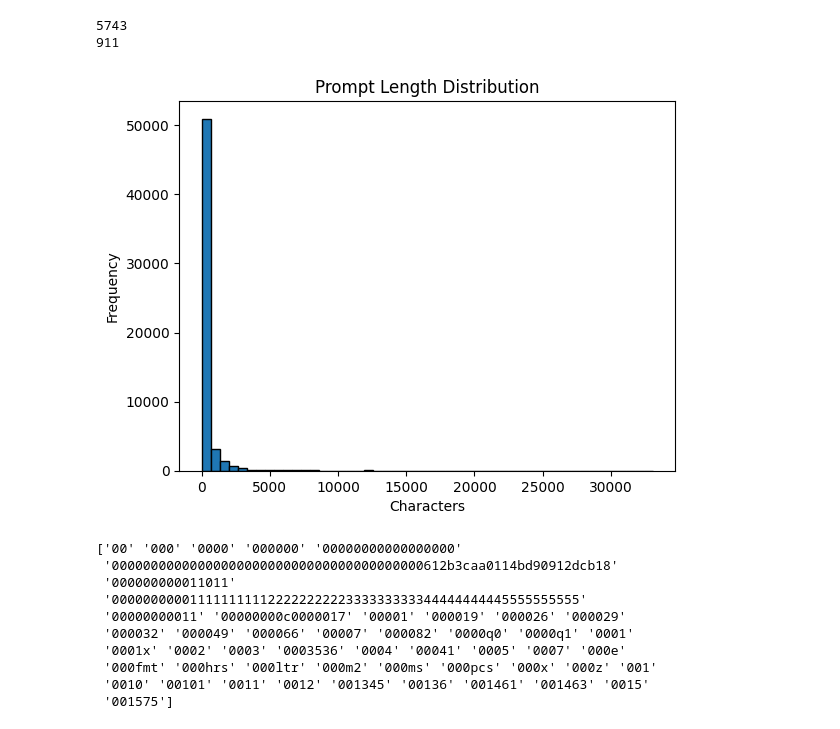
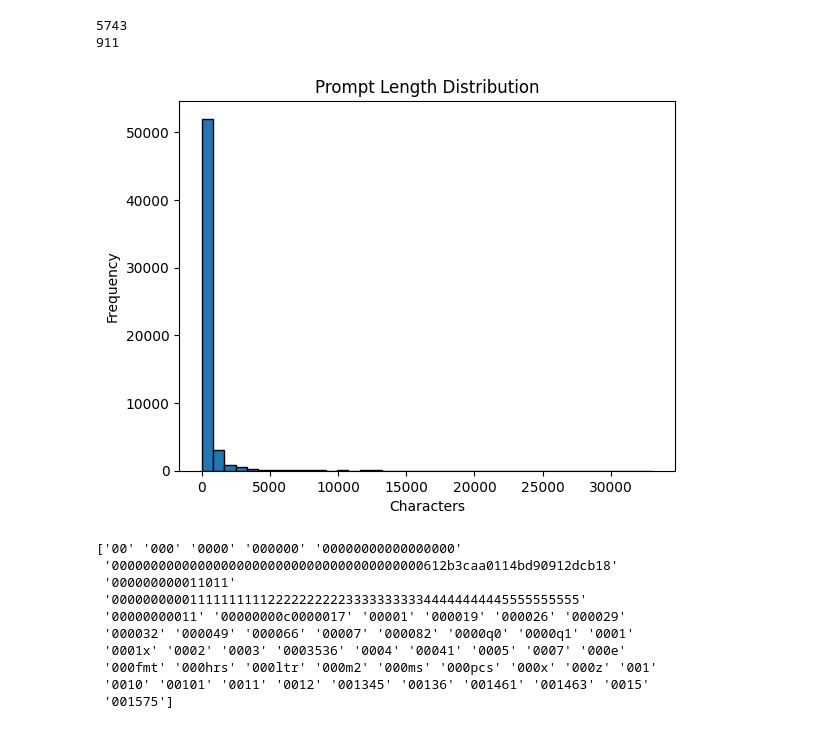
Before and after one commit to allend2092/kaggle-LLM-Fine-Tune-competition, a Jupyter notebook: notebooks/EDA-kaggle-LLM Classification Finetuning.ipynb, the cells around one changed output. Drawn from its saved outputs; the diff is of its cells as text; code cells hidden in the pictures.

```diff
--- a/notebooks/EDA-kaggle-LLM Classification Finetuning.ipynb
+++ b/notebooks/EDA-kaggle-LLM Classification Finetuning.ipynb
@@ -187,14 +258,15 @@ print(train_df.duplicated(subset=['response_a']).sum())
 5743
 911
 # %%
+# Visualize the frequency of model response sorted by response length
 train_df['prompt_len'] = train_df['prompt'].str.len()
-plt.hist(train_df['prompt_len'], bins=50, edgecolor='black')
+plt.hist(train_df['prompt_len'], bins=40, edgecolor='black')
 plt.title('Prompt Length Distribution')
 plt.xlabel('Characters')
 plt.ylabel('Frequency')
 plt.show()
 # %% [output]
-[figure, old version]
+[figure, new version]
 # %%
 # Tokenize prompts (basic example)
 from sklearn.feature_extraction.text import CountVectorizer
```
Also changed, not shown: parts of 37 cells of this notebook.
